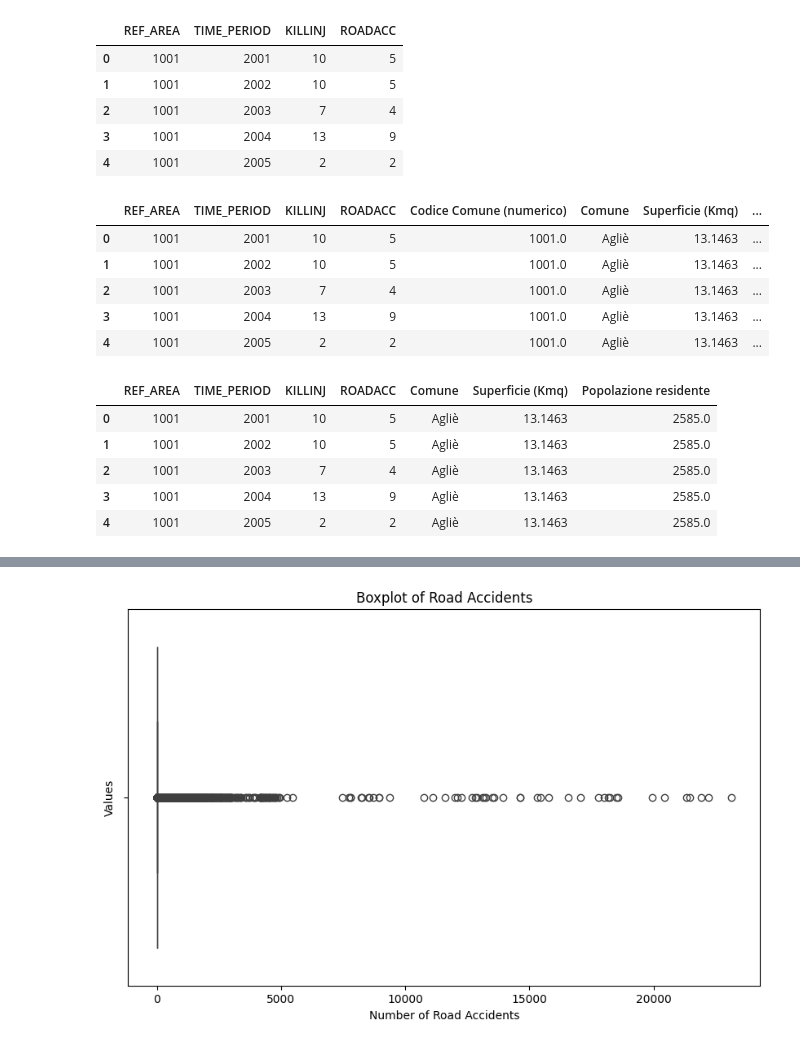
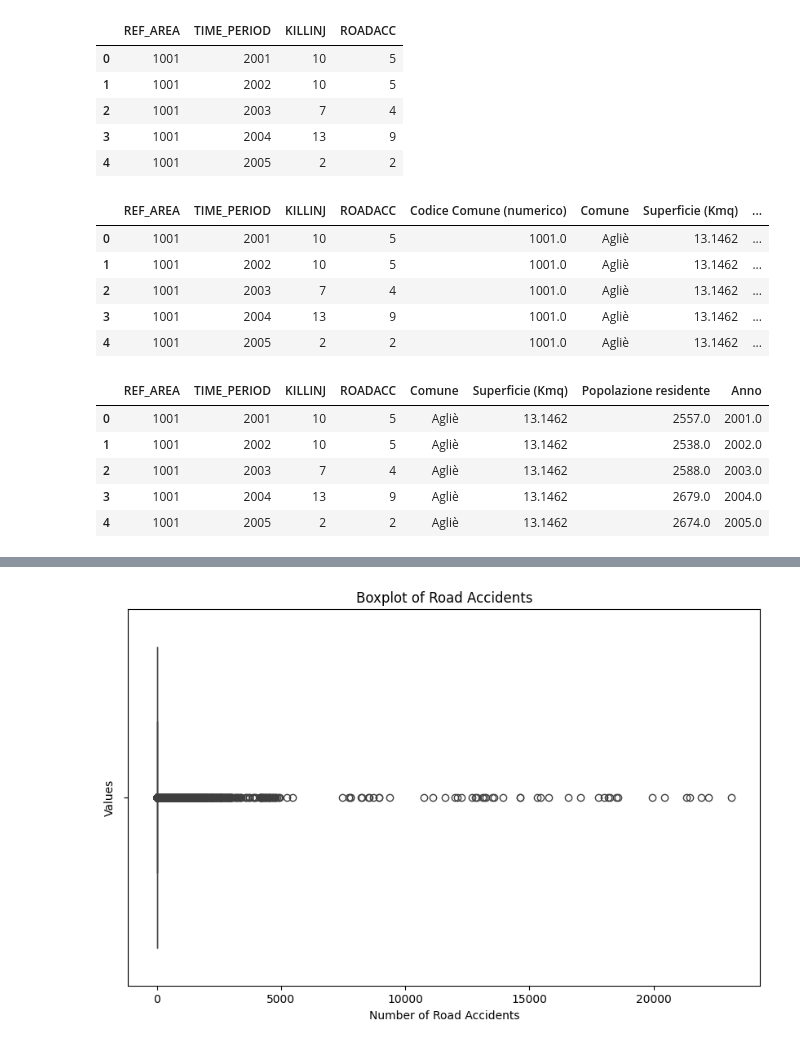
Before and after one commit to gionatacogoli/capstone_project, a Jupyter notebook: notebooks/02_data_cleaning.ipynb, the cells around one changed output, grey strips where cells are left out. Cells and saved outputs as stored; diff of their text form; code cells hidden in the pictures.

```diff
--- a/notebooks/02_data_cleaning.ipynb
+++ b/notebooks/02_data_cleaning.ipynb
@@ -11,11 +11,11 @@ filepath_istat_data = '../raw/dati_istat.csv'
 # create df_istat_data to read the Istat data from the file path
 df_istat_data = pd.read_csv(filepath_istat_data)
 
-# create a variable to store the file path for the Comuni data
-filepath_comuni = '../raw/Comuni - Dimensione Data Indagine 23-06-2026 Stampa 23062026145519.csv'
+# load the historical comuni data from all yearly CSV files
+df_comuni_list = []
+for anno in range(2001, 2025):
+    df = pd.read_csv(f'../raw/comuni_{anno}.csv', sep=';')
+    df['Anno'] = anno
+    df_comuni_list.append(df)
 
-# create df_comuni to read the Comuni data from the file path
-df_comuni = pd.read_csv(filepath_comuni, sep=';')
-
-# check the shape of the df_comuni dataframe because i wasn't sure if i had downloaded the full dataset or not
-df_comuni.shape
+df_comuni = pd.concat(df_comuni_list, ignore_index=True)
@@ -32,7 +30,7 @@ df_istat_data.dropna(axis=1, how='all', inplace=True)
 df_comuni.isnull().sum()
 
 # keep only the columns that are needed for the analysis
-df_comuni = df_comuni[['Codice Comune (numerico)', 'Comune', 'Superficie (Kmq)', 'Popolazione residente']]
+df_comuni = df_comuni[['Codice Comune (numerico)', 'Comune', 'Superficie (Kmq)', 'Popolazione residente', 'Anno']]
 
 # display the first 5 rows of the dataframe
 df_comuni.head()
@@ -111,18 +126,18 @@ df_merged_istat_data.head()
 | 3 | 1001 | 2004 | 13 | 9 |
 | 4 | 1001 | 2005 | 2 | 2 |
 # %%
-# merge the df_merged_istat_data with df_comuni on 'REF_AREA' and 'Codice Comune (numerico)' to get the name of the comune
-df_merged_istat_data_comuni_name=pd.merge(df_merged_istat_data, df_comuni, left_on='REF_AREA', right_on='Codice Comune (numerico)', how='left')
+# merge the df_merged_istat_data with df_comuni on 'REF_AREA' and 'TIME_PERIOD' and 'Codice Comune (numerico)' to get the name of the comune
+df_merged_istat_data_comuni_name=pd.merge(df_merged_istat_data, df_comuni, left_on=['REF_AREA', 'TIME_PERIOD'], right_on=['Codice Comune (numerico)', 'Anno'], how='left')
 
 # display the first 5 rows of the merged dataframe
 df_merged_istat_data_comuni_name.head()
 # %% [output]
 |  | REF_AREA | TIME_PERIOD | KILLINJ | ROADACC | Codice Comune (numerico) | Comune | Superficie (Kmq) | ... |
-| 0 | 1001 | 2001 | 10 | 5 | 1001.0 | Agliè | 13.1463 | ... |
-| 1 | 1001 | 2002 | 10 | 5 | 1001.0 | Agliè | 13.1463 | ... |
-| 2 | 1001 | 2003 | 7 | 4 | 1001.0 | Agliè | 13.1463 | ... |
-| 3 | 1001 | 2004 | 13 | 9 | 1001.0 | Agliè | 13.1463 | ... |
-| 4 | 1001 | 2005 | 2 | 2 | 1001.0 | Agliè | 13.1463 | ... |
+| 0 | 1001 | 2001 | 10 | 5 | 1001.0 | Agliè | 13.1462 | ... |
+| 1 | 1001 | 2002 | 10 | 5 | 1001.0 | Agliè | 13.1462 | ... |
+| 2 | 1001 | 2003 | 7 | 4 | 1001.0 | Agliè | 13.1462 | ... |
+| 3 | 1001 | 2004 | 13 | 9 | 1001.0 | Agliè | 13.1462 | ... |
+| 4 | 1001 | 2005 | 2 | 2 | 1001.0 | Agliè | 13.1462 | ... |
 # %%
 # delete the 'Codice Comune (numerico)' column as it is no longer needed
 df_merged_istat_data_comuni_name.drop(columns=['Codice Comune (numerico)'], inplace=True)
@@ -130,12 +145,12 @@ df_merged_istat_data_comuni_name.drop(columns=['Codice Comune (numerico)'], inpl
 # display the first 5 rows of the final dataframe
 df_merged_istat_data_comuni_name.head()
 # %% [output]
-|  | REF_AREA | TIME_PERIOD | KILLINJ | ROADACC | Comune | Superficie (Kmq) | Popolazione residente |
-| 0 | 1001 | 2001 | 10 | 5 | Agliè | 13.1463 | 2585.0 |
-| 1 | 1001 | 2002 | 10 | 5 | Agliè | 13.1463 | 2585.0 |
-| 2 | 1001 | 2003 | 7 | 4 | Agliè | 13.1463 | 2585.0 |
-| 3 | 1001 | 2004 | 13 | 9 | Agliè | 13.1463 | 2585.0 |
-| 4 | 1001 | 2005 | 2 | 2 | Agliè | 13.1463 | 2585.0 |
+|  | REF_AREA | TIME_PERIOD | KILLINJ | ROADACC | Comune | Superficie (Kmq) | Popolazione residente | Anno |
+| 0 | 1001 | 2001 | 10 | 5 | Agliè | 13.1462 | 2557.0 | 2001.0 |
+| 1 | 1001 | 2002 | 10 | 5 | Agliè | 13.1462 | 2538.0 | 2002.0 |
+| 2 | 1001 | 2003 | 7 | 4 | Agliè | 13.1462 | 2588.0 | 2003.0 |
+| 3 | 1001 | 2004 | 13 | 9 | Agliè | 13.1462 | 2679.0 | 2004.0 |
+| 4 | 1001 | 2005 | 2 | 2 | Agliè | 13.1462 | 2674.0 | 2005.0 |
 # %%
 # create a new column 'ROADACC_PER_CAPITA' that contains the number of road accidents per capita for each comune
 df_merged_istat_data_comuni_name['ROADACC_PER_CAPITA'] = df_merged_istat_data_comuni_name['ROADACC'] / df_merged_istat_data_comuni_name['Popolazione residente']
```
Also changed, not shown: parts of 6 cells of this notebook, 2 other files.
